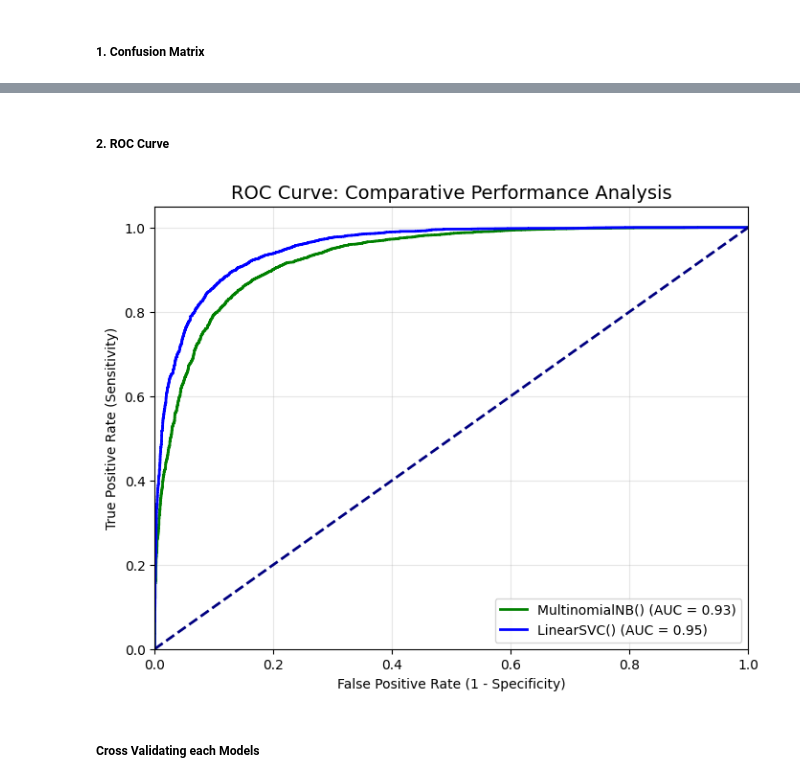
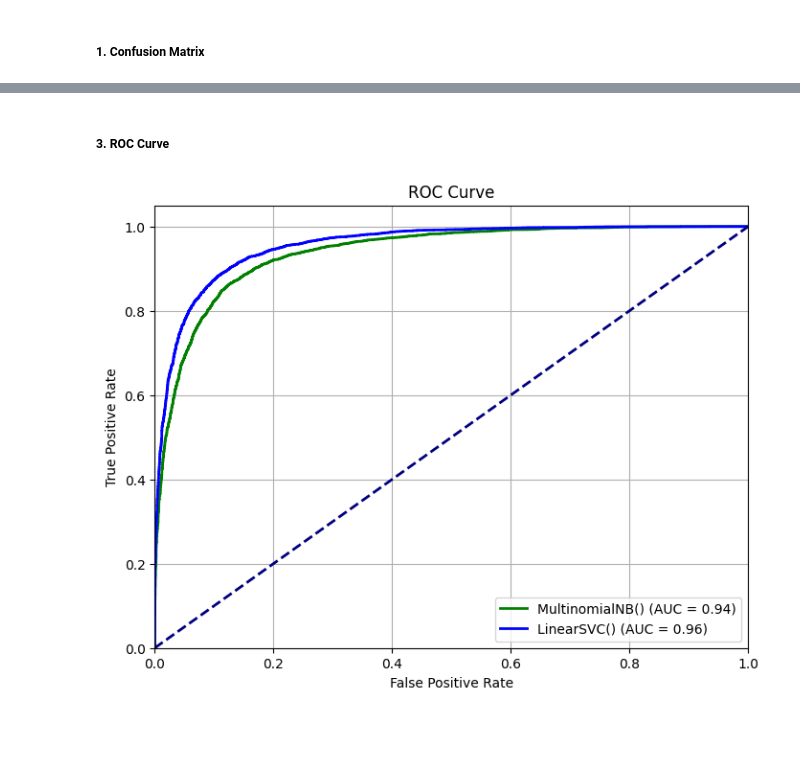
Before and after one commit to sugam-sm/Natural-Language-Processing-Algorithms, a Jupyter notebook: code.ipynb, the cells around one changed output, grey strips where cells are left out. Saved outputs shown, nothing was run; the diff lists cells and outputs as text; code cells hidden in the pictures; blank space fills up the shorter version.

```diff
--- a/code.ipynb
+++ b/code.ipynb
@@ -130,7 +164,7 @@ from nltk.stem import WordNetLemmatizer
 # Creating a set of common english stopwords and assigning to variable 'stopWords'.
 stopWords = set(stopwords.words('english'))
 
-# 2. Define a set of negation words that are important for sentiment analysis which flips the sentiment of a sentence.
+# Defining a set of negation words that are important for sentiment analysis which flips the sentiment of a sentence.
 negations = {"not", "no", "never", "none", "don't", "can't", "couldn't", "shouldn't", "won't", "wouldn't", "isn't", "aren't", "wasn't", "weren't", "hasn't", "haven't", "hadn't"}
 
 # Removing negation words from the stopWords set to retain them in the reviews.
@@ -142,12 +176,16 @@ lemmatizer = WordNetLemmatizer()
 # creating a list for storing processed reviews.
 processed_reviews = []
 
+# defining the patterns for removal of unwanted content in the dataset.
+html_pattern = re.compile(r'<.*?>')
+punctuations = re.compile(r'[^a-zA-Z]')
+
 # function for pre-processing each review in the dataset.
 def process_review(review):
 
     # removing html tags and special characters including punctuations from the review.
-    removedHtmlTags = re.sub(r'<.*?>', '', review)
-    removedPuntuations = re.sub(r'[^a-zA-Z]', ' ', removedHtmlTags)
+    removedHtmlTags = html_pattern.sub('', review)
+    removedPuntuations = punctuations.sub(' ', removedHtmlTags)
 
     # lowercasing each word in the review.
     lowerCasedreview = removedPuntuations.lower()
@@ -163,7 +201,7 @@ def process_review(review):
 
     return processed_review
 
-# creating a new column 'processed_reviews' in the dataframe to stored processed reviews.
+# creating a new column 'processed_reviews' in the dataframe to store processed reviews.
 df['processed_review'] = df['review'].apply(process_review)
 
 # mapping sentiment labels to numeric values. 0 for negtive and 1 for positive labels.
@@ -236,7 +274,7 @@ from sklearn.feature_extraction.text import TfidfVectorizer
 X_train, X_test, y_train, y_test = train_test_split(x, y, test_size=0.2, random_state=42)
 
 # transforming the train and test data using TfidfVectorizer into vectors.
-vectorizer = TfidfVectorizer(max_features=5000)
+vectorizer = TfidfVectorizer(max_features=10000, ngram_range=(1, 2))
 X_train_vectors = vectorizer.fit_transform(X_train)
 X_test_vectors = vectorizer.transform(X_test)
 # %% [markdown]
@@ -267,0 +308,19 @@ svm_pred = SVMModel.predict(X_test_vectors)
+# %%
+words = vectorizer.get_feature_names_out()
+scores = SVMModel.coef_[0]
+word_table = pd.DataFrame({'word': words, 'score': scores})
+
+top_pos = word_table.nlargest(10, 'score')
+top_neg = word_table.nsmallest(10, 'score')
+
+# Plotting Positive Words
+plt.figure(figsize=(8, 4))
+plt.barh(top_pos['word'], top_pos['score'], color='green')
+plt.title("Top 10 Positive Words")
+plt.show()
+
+# Plotting Negative Words
+plt.figure(figsize=(8, 4))
+plt.barh(top_neg['word'], top_neg['score'], color='red')
+plt.title("Top 10 Negative Words")
+plt.show()
@@ -322,35 +434,33 @@ display_confusion_matrix(SVMModel, plt.cm.Blues)
 # %% [markdown]
-##### 2. ROC Curve
+##### 3. ROC Curve
 # %%
-def display_roc_curve(model, color_code):
+def display_roc_curve(model, color):
     if hasattr(model, "decision_function"):
         scores = model.decision_function(X_test_vectors)
     else:
         scores = model.predict_proba(X_test_vectors)[:, 1]
 
     fpr, tpr, thresholds = roc_curve(y_test, scores)
 
     roc_auc = auc(fpr, tpr)
 
-    plt.plot(fpr, tpr, color=color_code, lw=2, label=f'{model} (AUC = {roc_auc:.2f})')
+    plt.plot(fpr, tpr, color=color, lw=2, label=f'{model} (AUC = {roc_auc:.2f})')
 
 plt.figure(figsize=(8, 6))
 
 display_roc_curve(NBModel, "green")
 
 display_roc_curve(SVMModel, "blue")
 
 plt.plot([0, 1], [0, 1], color='navy', lw=2, linestyle='--')
 
 plt.xlim([0.0, 1.0])
 plt.ylim([0.0, 1.05])
-plt.xlabel('False Positive Rate (1 - Specificity)')
-plt.ylabel('True Positive Rate (Sensitivity)')
-plt.title('ROC Curve: Comparative Performance Analysis', fontsize=14)
+plt.xlabel('False Positive Rate')
+plt.ylabel('True Positive Rate')
+plt.title('ROC Curve')
 plt.legend(loc="lower right")
-plt.grid(alpha=0.3)
+plt.grid()
 plt.show()
 # %% [output]
-[figure, old version]
+[figure, new version]
-# %% [markdown]
-##### Cross Validating each Models
```
Also changed, not shown: parts of 31 cells of this notebook.
